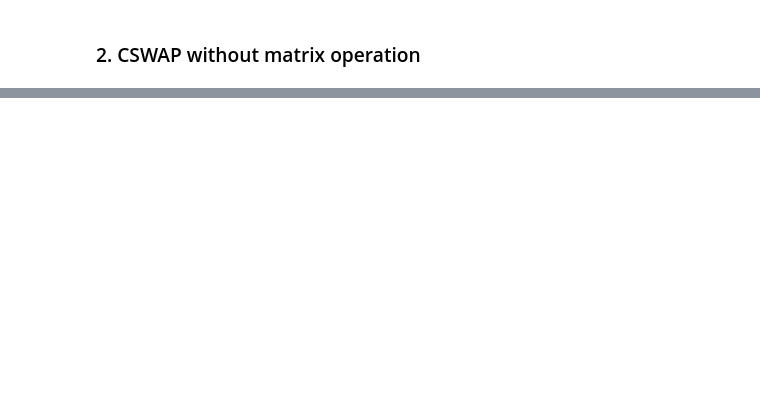
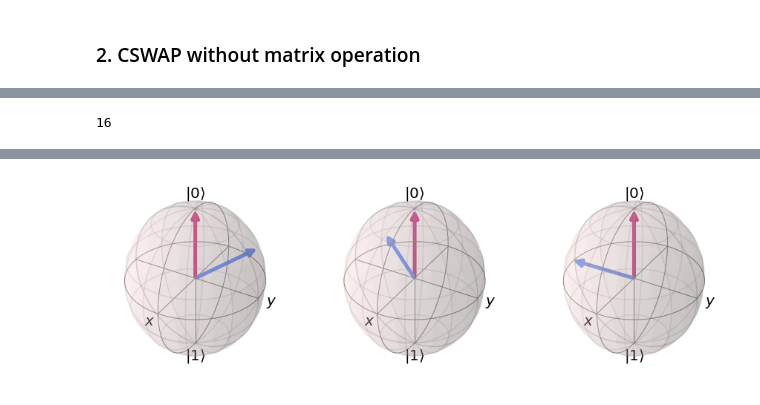
Before and after one commit to GyeonghunKim/qosf-screening-tasks, a Jupyter notebook: task 1.ipynb, the cells around one changed output, grey strips where cells are left out. Drawn from its saved outputs; the diff is of its cells as text; code cells hidden in the pictures; blank space fills up the shorter version.

```diff
--- a/task 1.ipynb
+++ b/task 1.ipynb
@@ -345,0 +474,8 @@ HTML(animation.to_html5_video())
+# %%
+number_of_animation_frame = 15
+reduced_optimization_traj = np.array(optimization_traj)[::len(optimization_traj) // number_of_animation_frame if len(optimization_traj) > number_of_animation_frame else 1]
+print(len(reduced_optimization_traj))
+animation = show_N_qubit_optimization_trajectory_on_bloch_sphere(reduced_optimization_traj)
+HTML(animation.to_html5_video())
+# %% [output]
+16
@@ -345,0 +483 @@ HTML(animation.to_html5_video())
+[figure, added]
```
Also changed, not shown: parts of 19 cells of this notebook, 1 other file.
